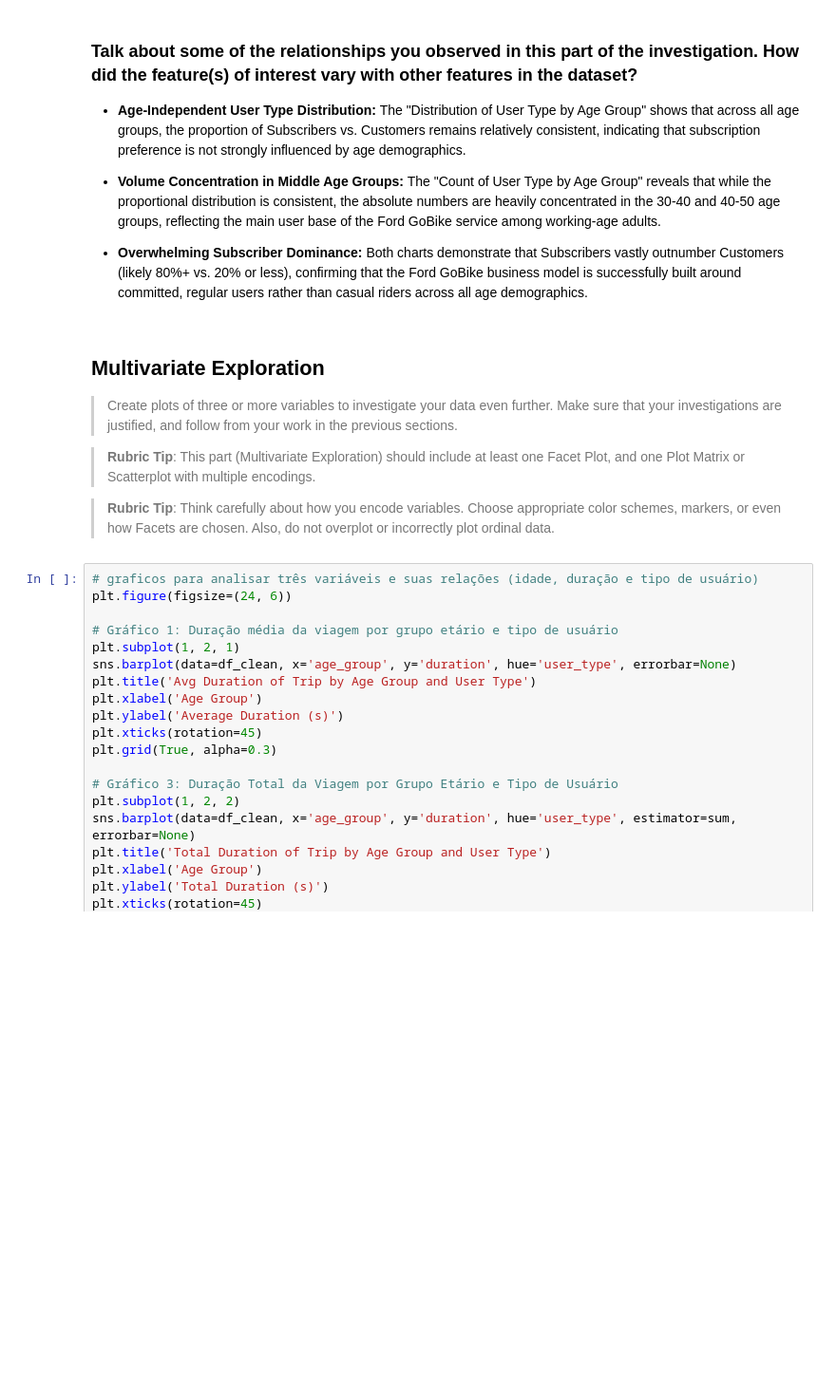
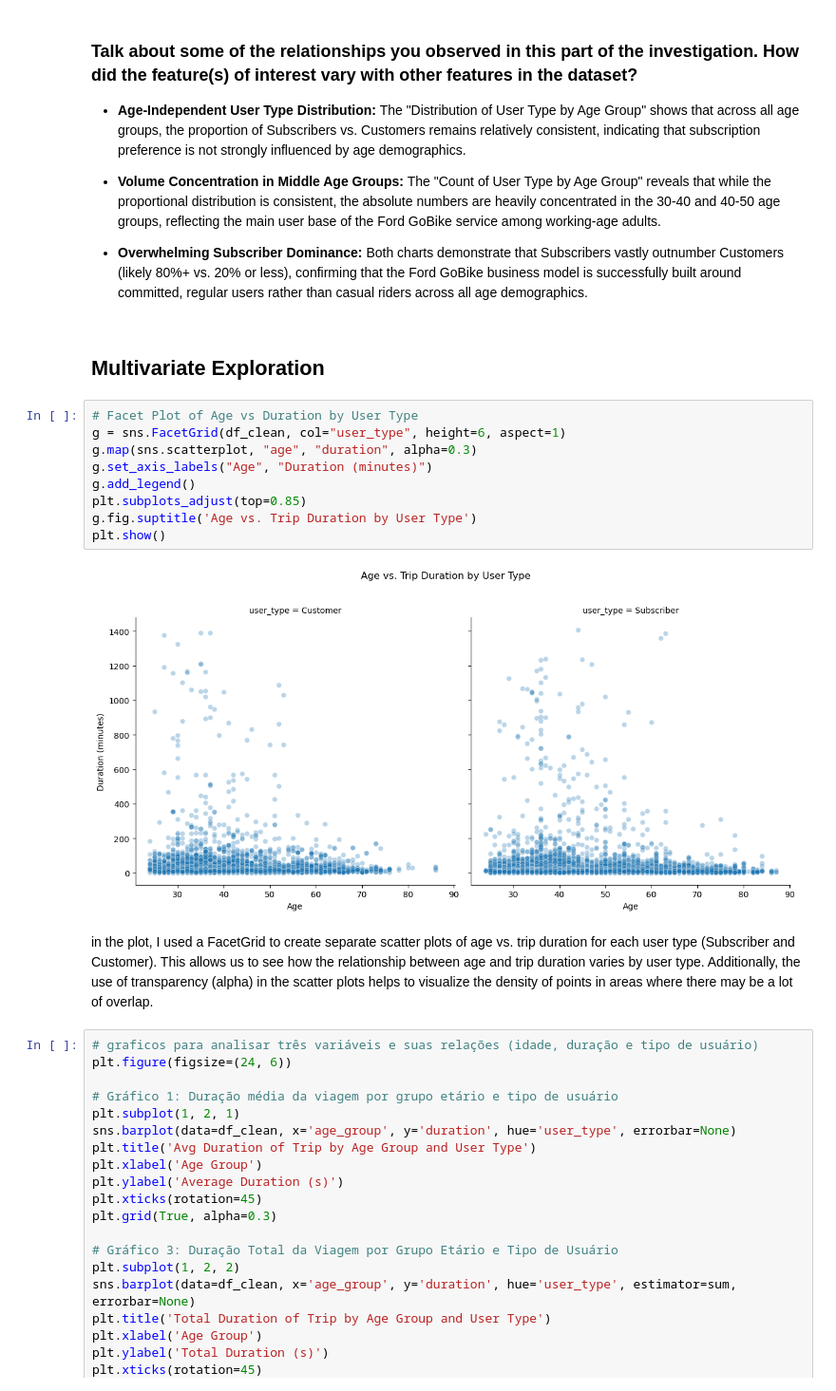
Before and after one commit to albertoivo/communicate-data-findings-dand, a Jupyter notebook: Part_I_exploration_template.ipynb, the cells around one changed output. Shown at 95% size. Saved outputs shown, nothing was run; the diff lists cells and outputs as text; blank space fills up the shorter version.

```diff
--- a/Part_I_exploration_template.ipynb
+++ b/Part_I_exploration_template.ipynb
@@ -414,16 +413,21 @@ Total de usuários analisados: 174763
 - **Volume Concentration in Middle Age Groups:** The "Count of User Type by Age Group" reveals that while the proportional distribution is consistent, the absolute numbers are heavily concentrated in the 30-40 and 40-50 age groups, reflecting the main user base of the Ford GoBike service among working-age adults.
 
 - **Overwhelming Subscriber Dominance:** Both charts demonstrate that Subscribers vastly outnumber Customers (likely 80%+ vs. 20% or less), confirming that the Ford GoBike business model is successfully built around committed, regular users rather than casual riders across all age demographics.
-# %% [markdown]
-## Multivariate Exploration
-
-> Create plots of three or more variables to investigate your data even
-further. Make sure that your investigations are justified, and follow from
-your work in the previous sections.
-
-> **Rubric Tip**: This part (Multivariate Exploration) should include at least one Facet Plot, and one Plot Matrix or Scatterplot with multiple encodings.
-
->**Rubric Tip**: Think carefully about how you encode variables. Choose appropriate color schemes, markers, or even how Facets are chosen. Also, do not overplot or incorrectly plot ordinal data.
+# %% [markdown]
+## Multivariate Exploration
+# %%
+# Facet Plot of Age vs Duration by User Type
+g = sns.FacetGrid(df_clean, col="user_type", height=6, aspect=1)
+g.map(sns.scatterplot, "age", "duration", alpha=0.3)
+g.set_axis_labels("Age", "Duration (minutes)")
+g.add_legend()
+plt.subplots_adjust(top=0.85)
+g.fig.suptitle('Age vs. Trip Duration by User Type')
+plt.show()
+# %% [output]
+[figure, added]
+# %% [markdown]
+in the plot, I used a FacetGrid to create separate scatter plots of age vs. trip duration for each user type (Subscriber and Customer). This allows us to see how the relationship between age and trip duration varies by user type. Additionally, the use of transparency (alpha) in the scatter plots helps to visualize the density of points in areas where there may be a lot of overlap.
 # %%
 # graficos para analisar três variáveis e suas relações (idade, duração e tipo de usuário)
 plt.figure(figsize=(24, 6))
```
Also changed, not shown: parts of 9 cells of this notebook.
